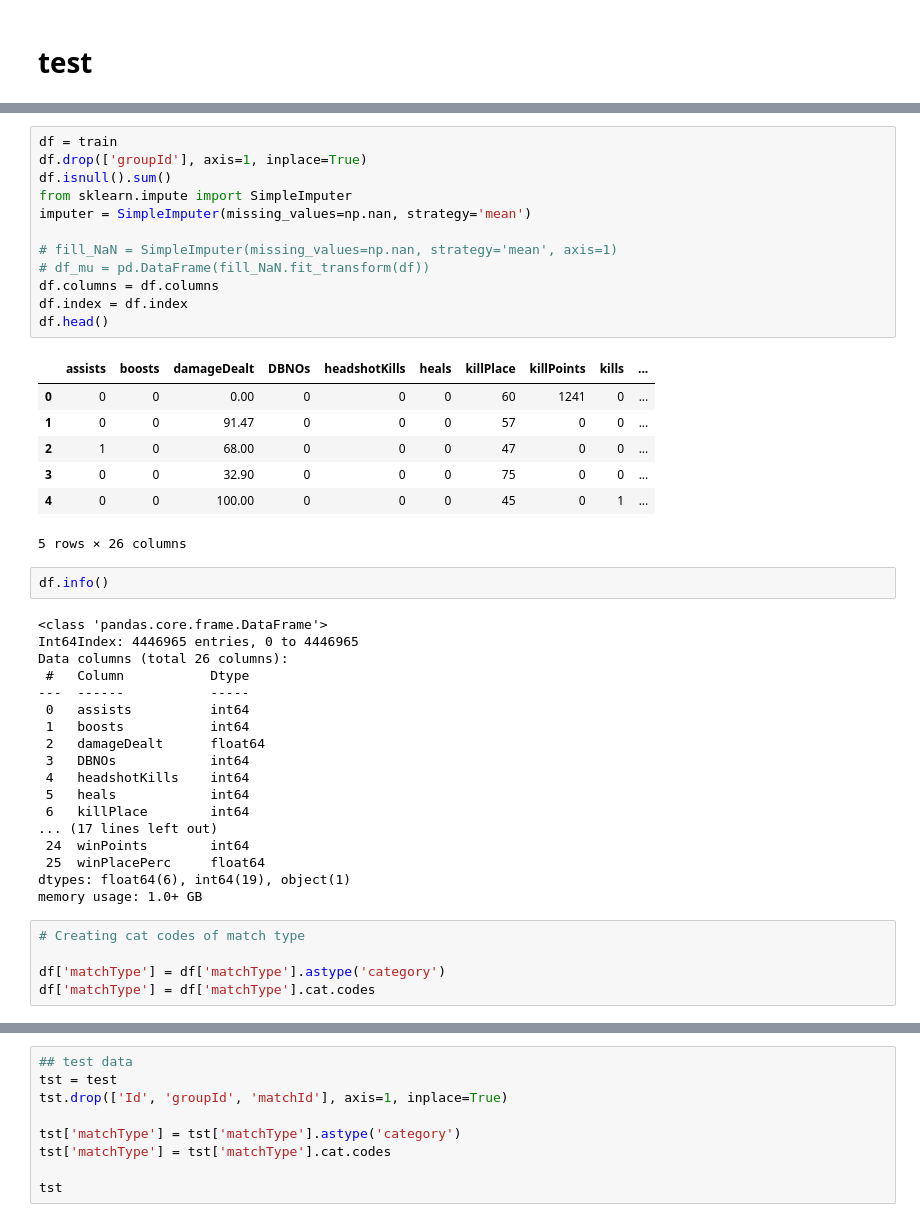
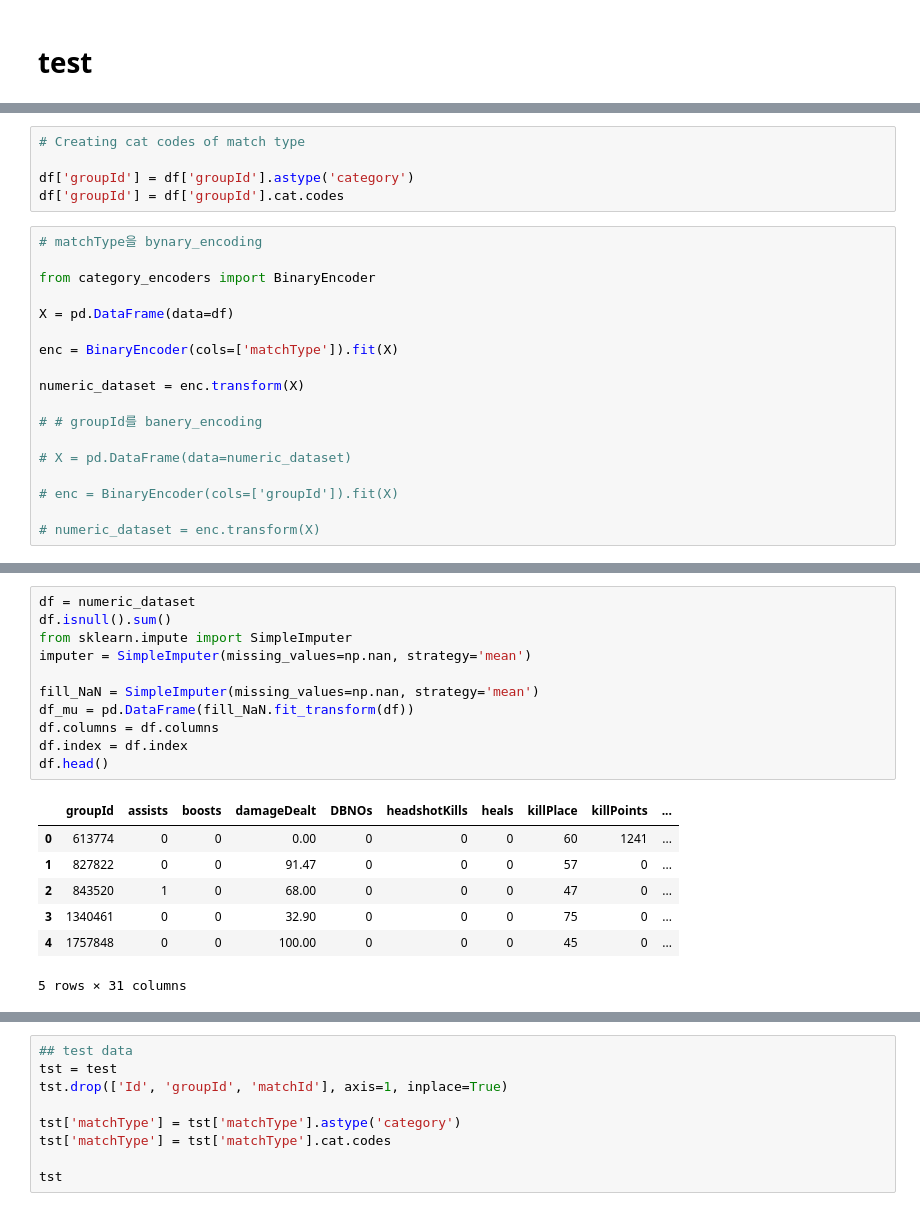
Before and after one commit to Modelling-project/pubg_modelling, a Jupyter notebook: 민성철_Mini_PJT_Modelling.ipynb, the cells around one changed output, grey strips where cells are left out. Saved outputs shown, nothing was run; the diff lists cells and outputs as text.

```diff
--- a/민성철_Mini_PJT_Modelling.ipynb
+++ b/민성철_Mini_PJT_Modelling.ipynb
@@ -497,0 +530,23 @@ ERROR: No matching distribution found for Imputer
+# %%
+# Creating cat codes of match type
+
+df['groupId'] = df['groupId'].astype('category')
+df['groupId'] = df['groupId'].cat.codes
+# %%
+# matchType을 bynary_encoding
+
+from category_encoders import BinaryEncoder
+
+X = pd.DataFrame(data=df)
+
+enc = BinaryEncoder(cols=['matchType']).fit(X)
+
+numeric_dataset = enc.transform(X)
+
+# # groupId를 banery_encoding
+
+# X = pd.DataFrame(data=numeric_dataset)
+
+# enc = BinaryEncoder(cols=['groupId']).fit(X)
+
+# numeric_dataset = enc.transform(X)
@@ -498,45 +591,19 @@ ERROR: No matching distribution found for Imputer
 # %%
-df = train
-df.drop(['groupId'], axis=1, inplace=True)
+df = numeric_dataset
 df.isnull().sum()
 from sklearn.impute import SimpleImputer
 imputer = SimpleImputer(missing_values=np.nan, strategy='mean')
 
-# fill_NaN = SimpleImputer(missing_values=np.nan, strategy='mean', axis=1)
-# df_mu = pd.DataFrame(fill_NaN.fit_transform(df))
+fill_NaN = SimpleImputer(missing_values=np.nan, strategy='mean')
+df_mu = pd.DataFrame(fill_NaN.fit_transform(df))
 df.columns = df.columns
 df.index = df.index
 df.head()
 # %% [output]
-|  | assists | boosts | damageDealt | DBNOs | headshotKills | heals | killPlace | killPoints | kills | ... |
-| 0 | 0 | 0 | 0.00 | 0 | 0 | 0 | 60 | 1241 | 0 | ... |
-| 1 | 0 | 0 | 91.47 | 0 | 0 | 0 | 57 | 0 | 0 | ... |
-| 2 | 1 | 0 | 68.00 | 0 | 0 | 0 | 47 | 0 | 0 | ... |
-| 3 | 0 | 0 | 32.90 | 0 | 0 | 0 | 75 | 0 | 0 | ... |
-| 4 | 0 | 0 | 100.00 | 0 | 0 | 0 | 45 | 0 | 1 | ... |
+|  | groupId | assists | boosts | damageDealt | DBNOs | headshotKills | heals | killPlace | killPoints | ... |
+| 0 | 613774 | 0 | 0 | 0.00 | 0 | 0 | 0 | 60 | 1241 | ... |
+| 1 | 827822 | 0 | 0 | 91.47 | 0 | 0 | 0 | 57 | 0 | ... |
+| 2 | 843520 | 1 | 0 | 68.00 | 0 | 0 | 0 | 47 | 0 | ... |
+| 3 | 1340461 | 0 | 0 | 32.90 | 0 | 0 | 0 | 75 | 0 | ... |
+| 4 | 1757848 | 0 | 0 | 100.00 | 0 | 0 | 0 | 45 | 0 | ... |
-5 rows × 26 columns
+5 rows × 31 columns
-# %%
-df.info()
-# %% [output]
-<class 'pandas.core.frame.DataFrame'>
-Int64Index: 4446965 entries, 0 to 4446965
-Data columns (total 26 columns):
- #   Column           Dtype
----  ------           -----
- 0   assists          int64
- 1   boosts           int64
- 2   damageDealt      float64
- 3   DBNOs            int64
- 4   headshotKills    int64
- 5   heals            int64
- 6   killPlace        int64
-... (17 lines left out)
- 24  winPoints        int64
- 25  winPlacePerc     float64
-dtypes: float64(6), int64(19), object(1)
-memory usage: 1.0+ GB
-# %%
-# Creating cat codes of match type
-
-df['matchType'] = df['matchType'].astype('category')
-df['matchType'] = df['matchType'].cat.codes
```
Also changed, not shown: parts of 27 cells of this notebook.
